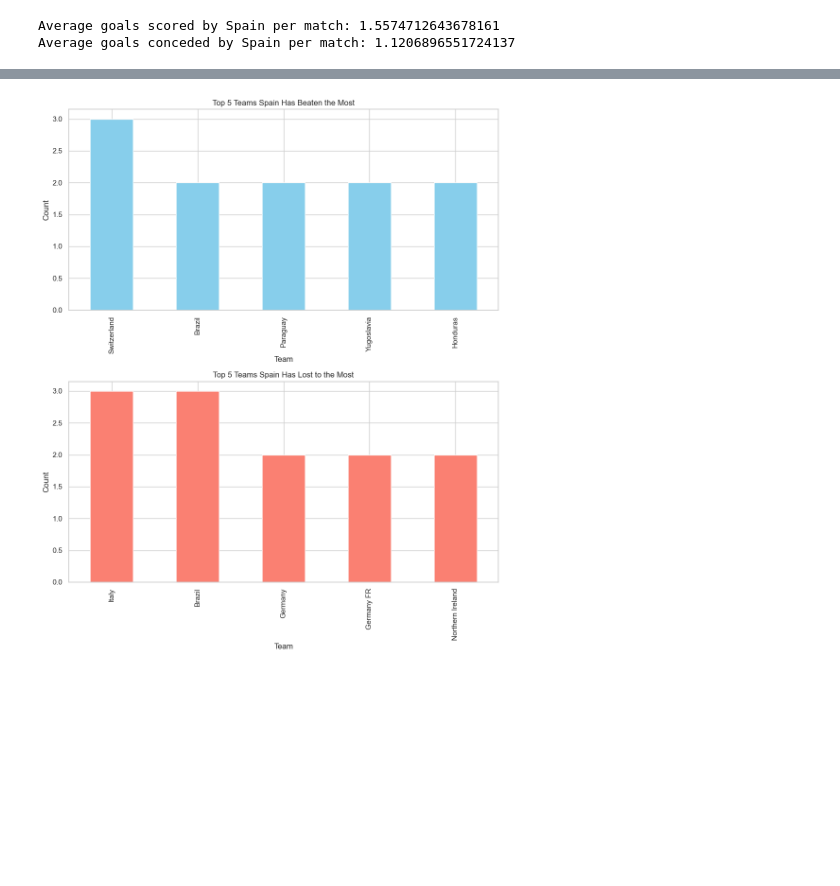
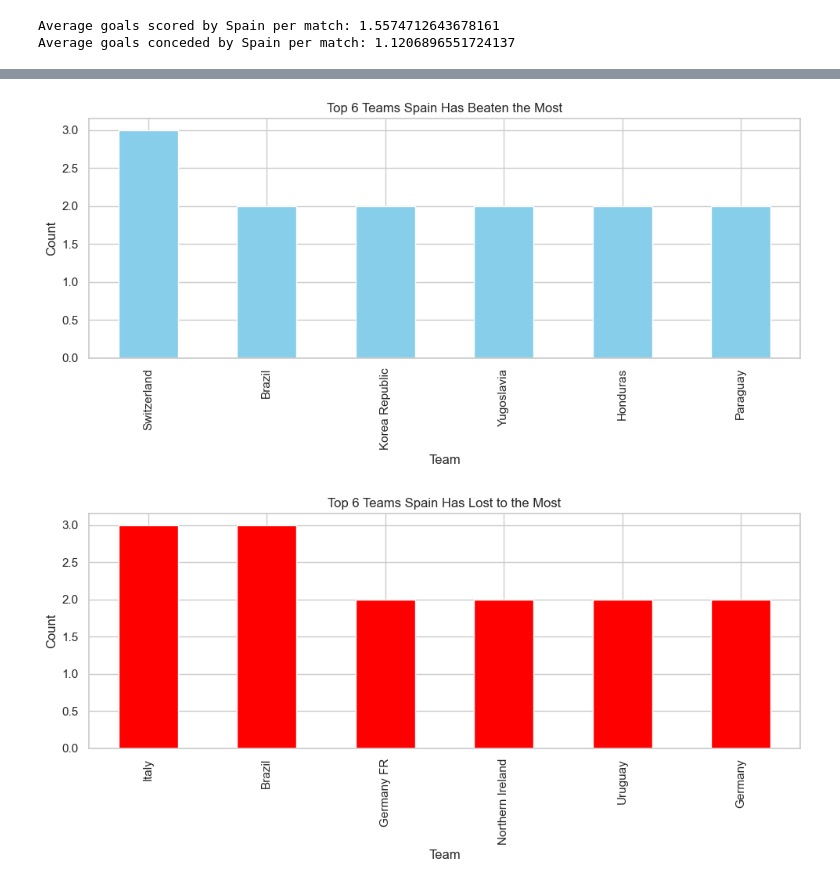
Before and after one commit to spizzolante/project1, a Jupyter notebook: spain_analysis.ipynb, the cells around one changed output, grey strips where cells are left out. Drawn from its saved outputs; the diff is of its cells as text; code cells hidden in the pictures; blank space fills up the shorter version.

```diff
--- a/spain_analysis.ipynb
+++ b/spain_analysis.ipynb
@@ -58,0 +314,2 @@ spain_matches = cleaned_df[(cleaned_df['home team name'] == 'Spain') | (cleaned_
+# %%
+spain_matches = pd.concat([spain_matches, df2022_4], ignore_index=True, verify_integrity=True)
@@ -58,0 +336,2 @@ spain_matches = cleaned_df[(cleaned_df['home team name'] == 'Spain') | (cleaned_
+# %%
+win_conditions_mode = spain_matches['win conditions'].mode()[0]
@@ -58,0 +340,2 @@ spain_matches = cleaned_df[(cleaned_df['home team name'] == 'Spain') | (cleaned_
+# %%
+spain_matches['win conditions'] = spain_matches['win conditions'].fillna(win_conditions_mode)
@@ -89,18 +391,17 @@ spain_goals_info.head()
 # %%
-# Filter matches involving Spain
+# Filter matches where is spain is Home or is Away
 spain_home_matches = cleaned_df[cleaned_df['home team name'] == 'Spain']
 spain_away_matches = cleaned_df[cleaned_df['away team name'] == 'Spain']
-spain_matches = pd.concat([spain_home_matches, spain_away_matches])
 
-# Calculate Average Goals Scored and Conceded when Spain is Home
+# Calculate average goals scored and conceded when Spain is Home
 avg_goals_scored_home = spain_home_matches['home team goals'].mean()
 avg_goals_conceded_home = spain_home_matches['away team goals'].mean()
 
-# Calculate Average Goals Scored and Conceded when Spain is Away
+# Calculate average goals scored and conceded when Spain is Away
 avg_goals_scored_away = spain_away_matches['away team goals'].mean()
 avg_goals_conceded_away = spain_away_matches['home team goals'].mean()
 
-# Calculate Overall Average Goals Scored and Conceded
+# Calculate overall average goals scored and conceded
 avg_goals_scored = (avg_goals_scored_home + avg_goals_scored_away) / 2
 avg_goals_conceded = (avg_goals_conceded_home + avg_goals_conceded_away) / 2
 
@@ -197,27 +790,33 @@ plt.show()
 # %%
 # Count occurrences of teams that Spain has beaten the most and lost to the most
-most_wins_counts = spain_matches[spain_matches['home team name'] == 'Spain']['away team name'].value_counts().head(5)
-most_losses_counts = spain_matches[spain_matches['away team name'] == 'Spain']['home team name'].value_counts().head(5)
+most_wins_counts = spain_matches[spain_matches['home team name'] == 'Spain']['away team name'].value_counts().head(6)
+most_losses_counts = spain_matches[spain_matches['away team name'] == 'Spain']['home team name'].value_counts().head(6)
 
 # Create separate plots for most wins and most losses
-fig, axs = plt.subplots(2, figsize=(10, 12))
+fig, ax = plt.subplots(figsize=(10, 5))
 
 # Plot most wins
-most_wins_counts.plot(kind='bar', ax=axs[0], color='skyblue')
-axs[0].set_title('Top 5 Teams Spain Has Beaten the Most')
-axs[0].set_xlabel('Team')
-axs[0].set_ylabel('Count')
+most_wins_counts.plot(kind='bar', color='skyblue')
+ax.set_title('Top 6 Teams Spain Has Beaten the Most')
+ax.set_xlabel('Team')
+ax.set_ylabel('Count')
+
+# Show the plot
+plt.tight_layout()
+plt.show()
+
+# Create another figure for most losses
+fig2, ax2 = plt.subplots(figsize=(10, 5))
 
 # Plot most losses
-most_losses_counts.plot(kind='bar', ax=axs[1], color='salmon')
-axs[1].set_title('Top 5 Teams Spain Has Lost to the Most')
-axs[1].set_xlabel('Team')
-axs[1].set_ylabel('Count')
+most_losses_counts.plot(kind='bar', color='red')
+ax2.set_title('Top 6 Teams Spain Has Lost to the Most')
+ax2.set_xlabel('Team')
+ax2.set_ylabel('Count')
 
-# Adjust layout
+# Show the plot
 plt.tight_layout()
-
-# Show plots
 plt.show()
 # %% [output]
-[figure, old version]
+[figure, new version]
+[figure, added]
```
Also changed, not shown: parts of 71 cells of this notebook, 14 other files.
